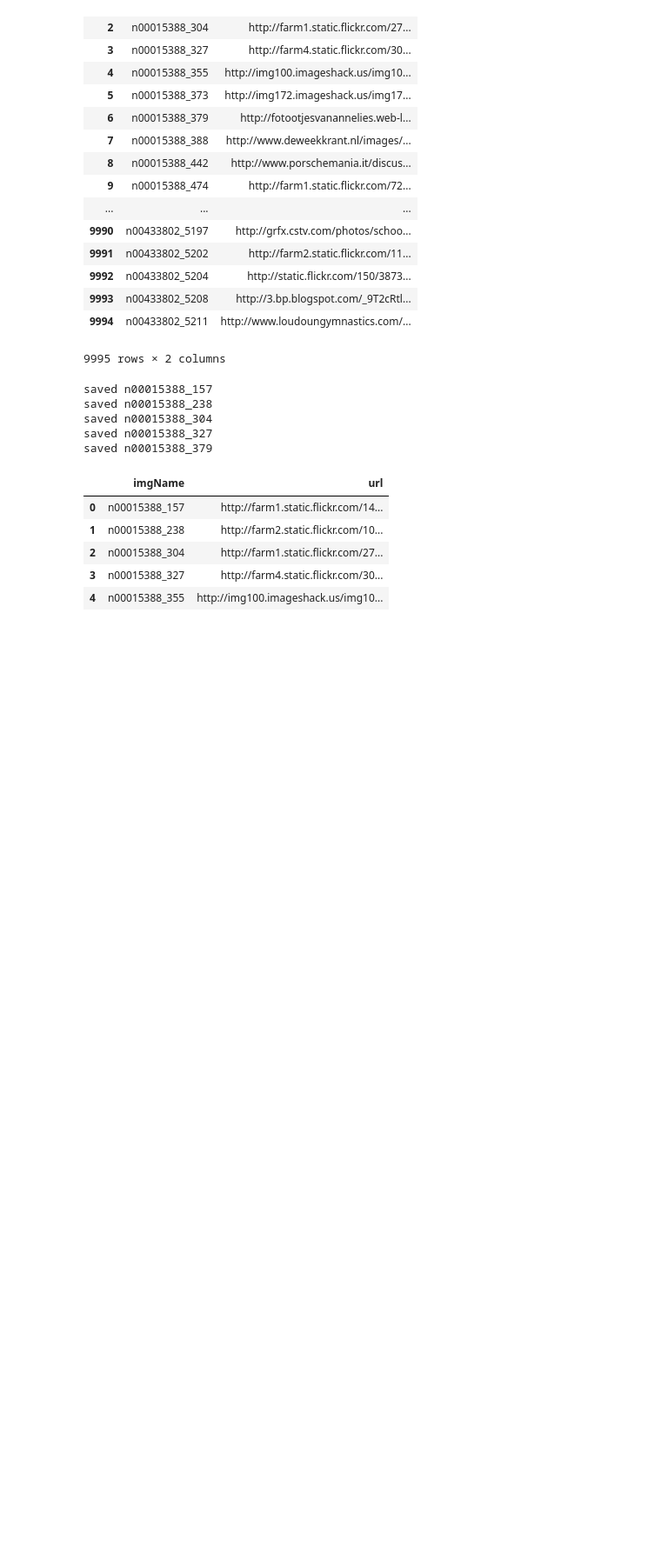
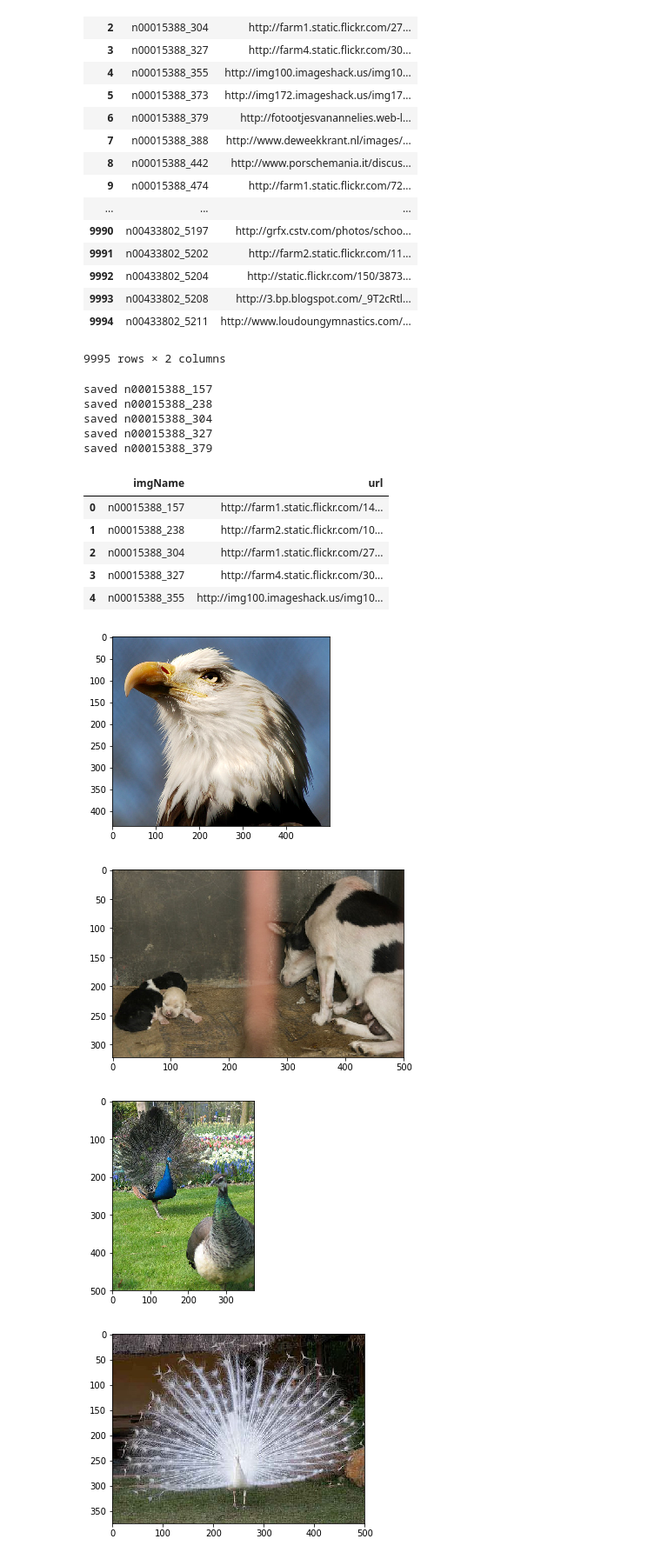
Before and after one commit to howardto1232000/2nd-ML100Days, a Jupyter notebook: D3/Day_003_HW.ipynb, the cells around one changed output. Shown at 87% size. Drawn from its saved outputs; the diff is of its cells as text; code cells hidden in the pictures; blank space fills up the shorter version.

```diff
--- a/D3/Day_003_HW.ipynb
+++ b/D3/Day_003_HW.ipynb
@@ -96,0 +93,26 @@ files = os.listdir()
+# %%
+from PIL import Image
+import matplotlib.pyplot as plt
+%matplotlib inline
+
+import skimage.io as skio
+
+files = os.listdir()
+imgs = []
+for file in files:
+    if '.jpg' in file:
+        imgs.append(file)
+
+imgArr = []
+for i, img in enumerate(imgs):
+    try:
+        imgArr.append(skio.imread(img))
+        plt.imshow(imgArr[i])
+        plt.show()
+    except:
+        continue
+# %% [output]
+[figure, added]
+[figure, added]
+[figure, added]
+[figure, added]
```
Also changed, not shown: parts of 1 cell of this notebook.
